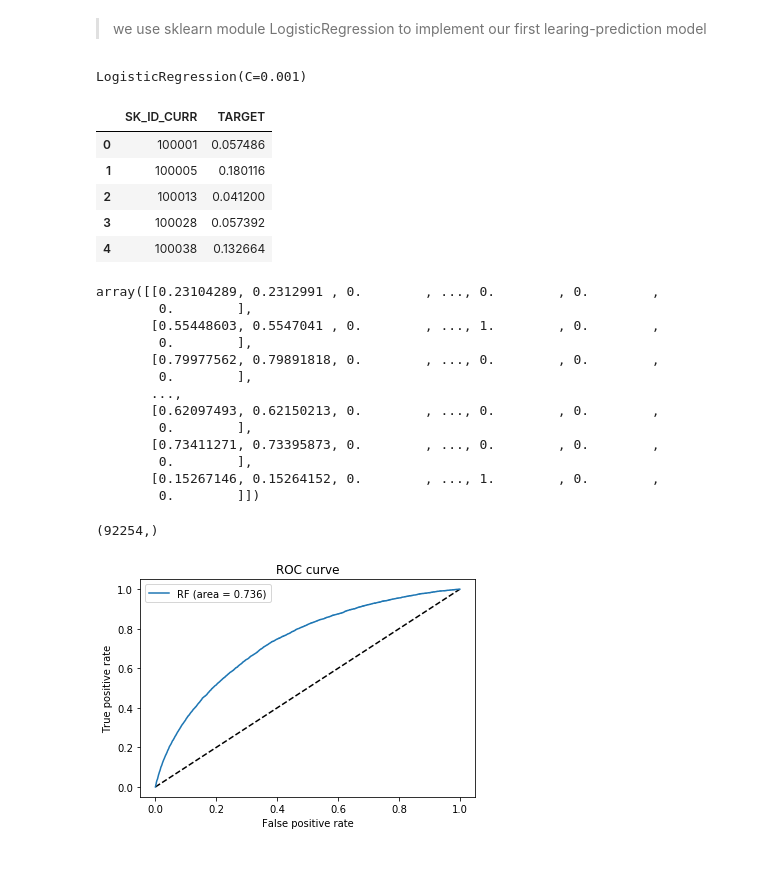
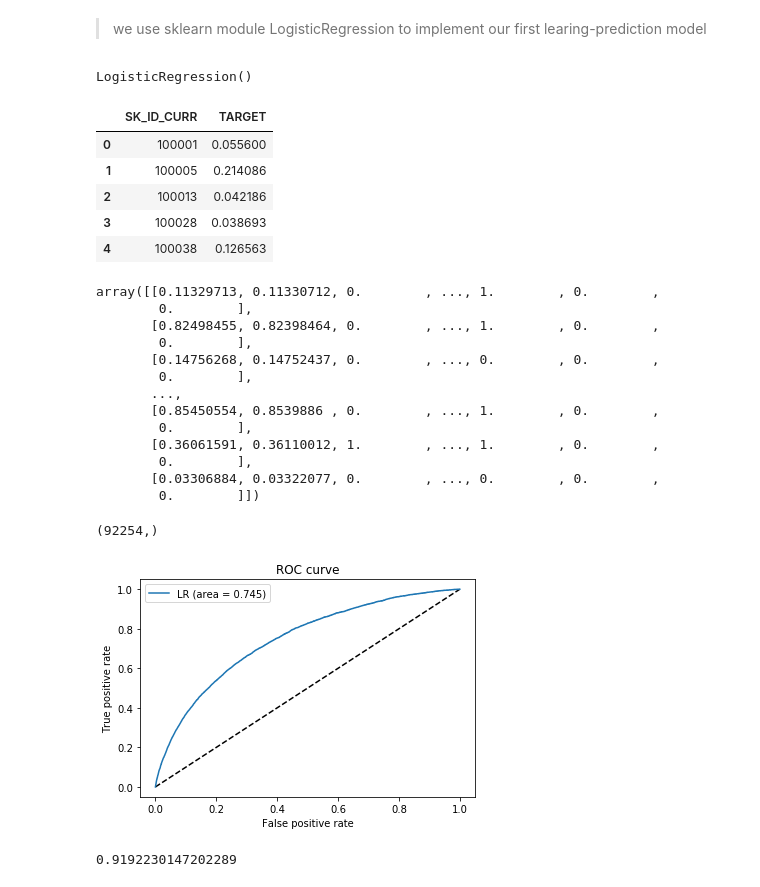
Before and after one commit to roenchina/FinTech_DefaultRisk, a Jupyter notebook: Baseline(LR).ipynb, the cells around one changed output. Cells and saved outputs as stored; diff of their text form; code cells hidden in the pictures.

```diff
--- a/Baseline(LR).ipynb
+++ b/Baseline(LR).ipynb
@@ -55,7 +55,7 @@ Testing data shape: (48744, 241)
 from sklearn.linear_model import LogisticRegression
 
 # Make the model with the specified regularization parameter
-log_reg = LogisticRegression(C= 0.001)
+log_reg = LogisticRegression()
 # C :
 # control overfitting, less C is larger lambda, which means we want a smaller overfitting
 # https://stackoverflow.com/questions/22851316/what-is-the-inverse-of-regularization-strength-in-logistic-regression-how-shoul
@@ -65,7 +65,7 @@ log_reg = LogisticRegression(C= 0.001)
 train_labels = app_train['TARGET']
 log_reg.fit(train, train_labels)
 # %% [output]
-LogisticRegression(C=0.001)
+LogisticRegression()
 # %%
 # Make predictions
 # Make sure to select the second column only
@@ -80,11 +80,11 @@ submit.head()
 # The predictions represent a probability between 0 and 1 that the loan will not be repaid.
 # %% [output]
 |  | SK_ID_CURR | TARGET |
-| 0 | 100001 | 0.057486 |
-| 1 | 100005 | 0.180116 |
-| 2 | 100013 | 0.041200 |
-| 3 | 100028 | 0.057392 |
-| 4 | 100038 | 0.132664 |
+| 0 | 100001 | 0.055600 |
+| 1 | 100005 | 0.214086 |
+| 2 | 100013 | 0.042186 |
+| 3 | 100028 | 0.038693 |
+| 4 | 100038 | 0.126563 |
 # %%
 # Save the submission to a csv file
 FILE_NAME = "preprocess.ipynb"
@@ -100,22 +100,24 @@ from sklearn.model_selection import train_test_split
 X_train, X_test, y_train, y_test = train_test_split(train, train_labels, test_size = 0.3, stratify = train_labels)
 X_train
 # %% [output]
-array([[0.23104289, 0.2312991 , 0.        , ..., 0.        , 0.        ,
+array([[0.11329713, 0.11330712, 0.        , ..., 1.        , 0.        ,
         0.        ],
-       [0.55448603, 0.5547041 , 0.        , ..., 1.        , 0.        ,
+       [0.82498455, 0.82398464, 0.        , ..., 1.        , 0.        ,
         0.        ],
-       [0.79977562, 0.79891818, 0.        , ..., 0.        , 0.        ,
+       [0.14756268, 0.14752437, 0.        , ..., 0.        , 0.        ,
         0.        ],
        ...,
-       [0.62097493, 0.62150213, 0.        , ..., 0.        , 0.        ,
+       [0.85450554, 0.8539886 , 0.        , ..., 1.        , 0.        ,
         0.        ],
-       [0.73411271, 0.73395873, 0.        , ..., 0.        , 0.        ,
+       [0.36061591, 0.36110012, 1.        , ..., 1.        , 0.        ,
         0.        ],
-       [0.15267146, 0.15264152, 0.        , ..., 1.        , 0.        ,
+       [0.03306884, 0.03322077, 0.        , ..., 0.        , 0.        ,
         0.        ]])
 # %%
 # retraining
 
+log_reg.fit(X_train, y_train)
+
 y_pred = log_reg.predict_proba(X_test)[:,1]
 y_pred.shape
 # %% [output]
@@ -123,21 +125,25 @@ y_pred.shape
 # %%
 from sklearn.metrics import roc_curve
 from sklearn.metrics import auc
 import matplotlib.pyplot as plt
 
-fpr_rf, tpr_rf, thresholds_rf = roc_curve(y_test, y_pred)
-auc_rf = auc(fpr_rf, tpr_rf)
+fpr_lr, tpr_lr, thresholds_lr = roc_curve(y_test, y_pred)
+auc_lr = auc(fpr_lr, tpr_lr)
 plt.plot([0, 1], [0, 1], 'k--')
-plt.plot(fpr_rf, tpr_rf, label='RF (area = {:.3f})'.format(auc_rf))
+plt.plot(fpr_rf, tpr_rf, label='LR (area = {:.3f})'.format(auc_rf))
 plt.xlabel('False positive rate')
 plt.ylabel('True positive rate')
 plt.title('ROC curve')
 plt.legend(loc='best')
 plt.show()
 
 # ROC 曲线 https://zh.wikipedia.org/wiki/ROC%E6%9B%B2%E7%BA%BF
 # auc: area under the curve
 # ROC 曲线中，对角线（图中虚线）是随机分类的结果，越偏向左上方，效果越好
-# 于是下图中的auc越小越好。
+# 于是下图中的auc越大越好。
 # %% [output]
-[figure, old version]
+[figure, new version]
+# %%
+log_reg.score(X_test,y_test)
+# %% [output]
+0.9192230147202289
```
Also changed, not shown: 2 other files.
